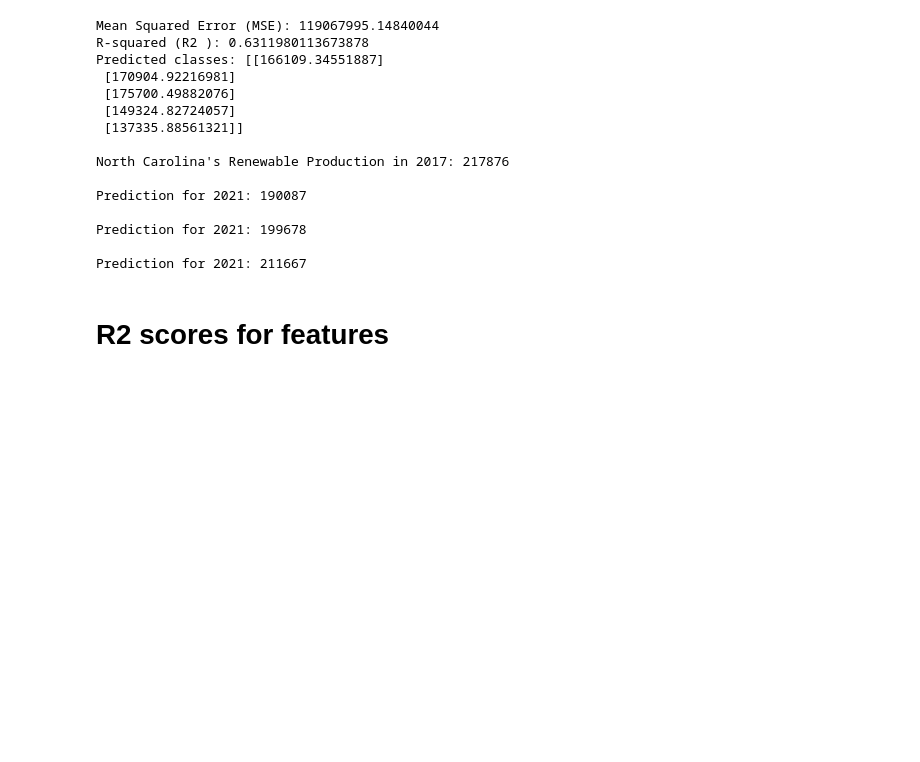
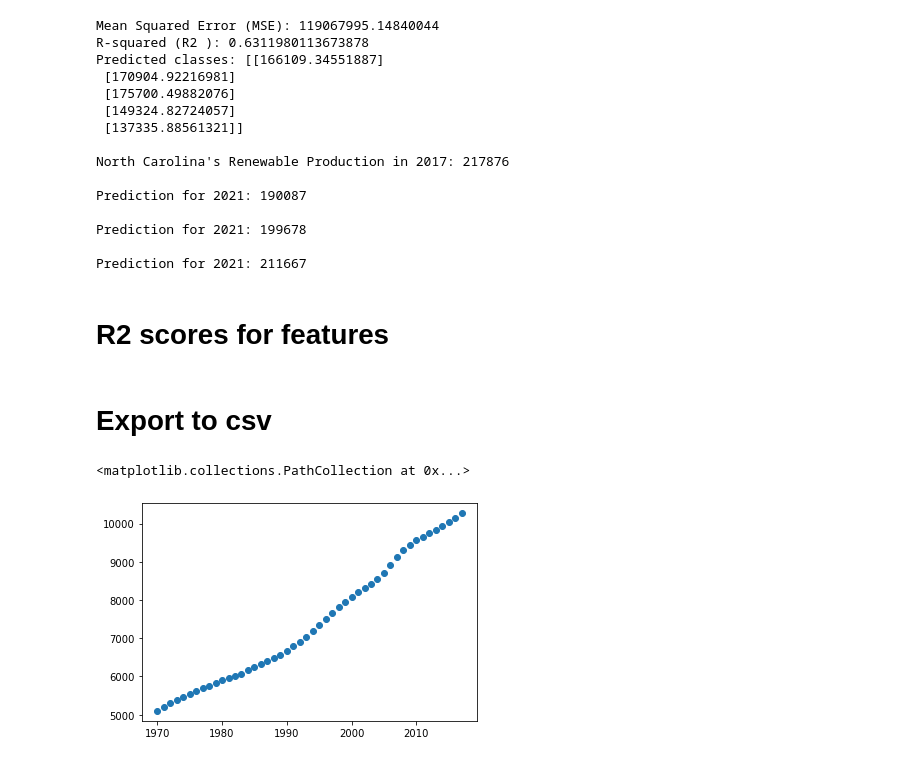
Before and after one commit to firdausmehta/Renewable-Energy-Industry-Outlook, a Jupyter notebook: mlr_states_v2.ipynb, the cells around one changed output. Drawn from its saved outputs; the diff is of its cells as text; code cells hidden in the pictures; blank space fills up the shorter version.

```diff
--- a/mlr_states_v2.ipynb
+++ b/mlr_states_v2.ipynb
@@ -403,3 +403,5 @@ Prediction for 2021: 211667
 # Best Energy Price R2 Seed: 14, Best Energy Price R2 Score: 0.8346945909444817
 # Best GDP R2 Seed: 14, Best GDP R2 Score: 0.8353063463189668
 # Best Renewable Production R2 Seed: 13, Best RP R2 Score: 0.4612600901929766
+# %% [markdown]
+# Export to csv
@@ -405,0 +411,7 @@ Prediction for 2021: 211667
+# %%
+X= states_df.loc[states_df['State'] == "North Carolina"]
+
+plt.scatter(X['Year'],X['Pop. (1000s)'])
+# %% [output]
+<matplotlib.collections.PathCollection at 0x...>
+[figure, added]
```
Also changed, not shown: parts of 1 cell of this notebook.
